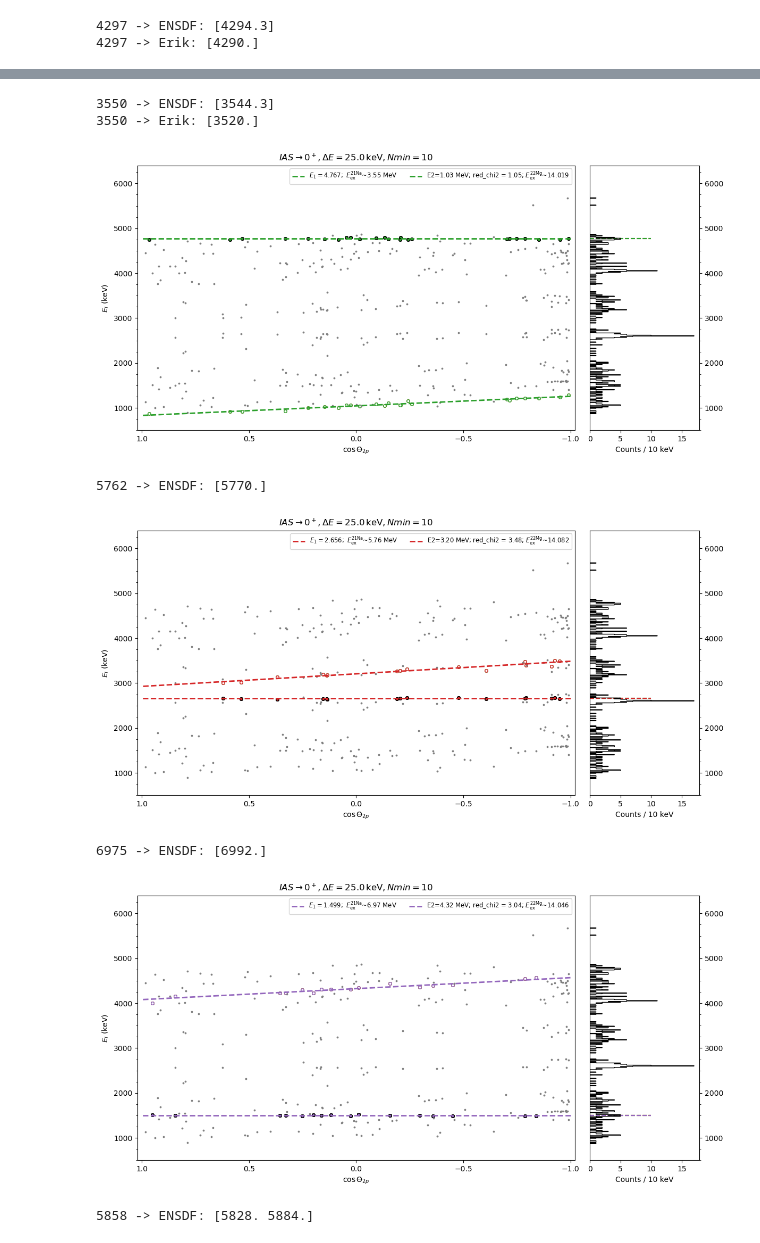
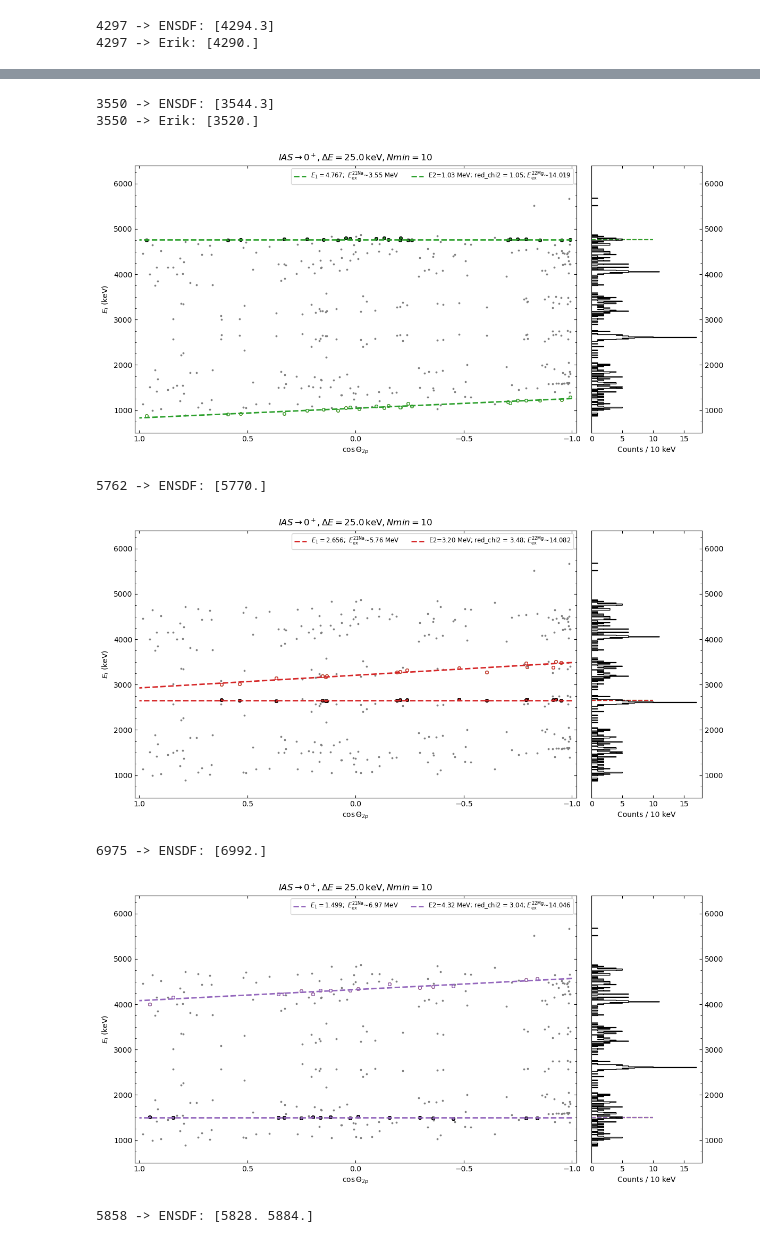
Before and after one commit to phaue/Masters, a Jupyter notebook: analysis/python/twoproton/2p.ipynb, the cells around one changed output, grey strips where cells are left out. Cells and saved outputs as stored; diff of their text form; code cells hidden in the pictures.

```diff
--- a/analysis/python/twoproton/2p.ipynb
+++ b/analysis/python/twoproton/2p.ipynb
@@ -10,6 +10,10 @@ from matplotlib.ticker import MultipleLocator
 import subprocess
 from scipy.optimize import curve_fit
 from scipy.stats import chi2
+plt.rcParams["xtick.top"] = True    # enable top x-ticks
+plt.rcParams["ytick.right"] = True  # enable right y-ticks
+plt.rcParams["xtick.direction"] = "in"
+plt.rcParams["ytick.direction"] = "in"
 # %%
 setup_path ="/home/haue/repositories/Masters/setup/"
 data_path = "/home/haue/repositories/Masters/data/singleprotons/Al/inclbetacut/"
@@ -94,8 +98,9 @@ vals=[]
 reds = []
 identifiable_peaks = []
 non_matched_peaks = []
-e1bands, e2bands, cos1bands, cos2bands = [], [], [], []
+e1bands0, e2bands0, cos1bands0, cos2bands0 = [], [], [], []
 Ex, E1s,E2s = [], [], []
+assigned_counts0 = [] ## following order of Ex
 
 # ---- Q2p gate ----
 m   = 6400
@@ -107,7 +112,7 @@ cos_th = np.cos(np.deg2rad(theta[mask]))
 e1 = np.array(E1[mask])
 e2 = np.array(E2[mask])
 Q2p_mean = lim[0] + (lim[1] - lim[0])/2
-
+total_counts = len(e1)
 N = len(e1)
 if len(e2) != N:
     raise ValueError("e1 and e2 must have the same length (one entry per event).")
@@ -199,19 +204,21 @@ while True:
         identifiable_peaks.append((mgex-S1p-E1_fit/frac))
         ensdf_erik.append((match_ensdf_exists,match_erik_exists))
         vals.append((match_ensdf, match_erik))
+        assigned_counts0.append(len(cos1_band))
     if not match_erik_exists and not match_ensdf_exists:
         print(f"No suitable exctited level was found for {(mgex-S1p-E1_fit/frac):.0f}")
         non_matched_peaks.append(mgex-S1p-E1_fit/frac)
+        assigned_counts0.append(0)
 
     # ---- plotting ----
     fig, (ax1, ax2) = plt.subplots(
         1, 2, figsize=(12,6), sharey=True,
         gridspec_kw={'width_ratios':[4,1]}
     )
-    e1bands.append(E1_band)
-    e2bands.append(E2_band)
-    cos1bands.append(cos1_band)
-    cos2bands.append(cos2_band)
+    e1bands0.append(E1_band)
+    e2bands0.append(E2_band)
+    cos1bands0.append(cos1_band)
+    cos2bands0.append(cos2_band)
     # plot already assigned events in their colors
     cols = []
     for b_idx in range(band_index+1):
@@ -220,7 +227,9 @@ while True:
         ax1.scatter(cos1_band, E1_band, s=15, facecolors=color, edgecolors='k')
         ax1.scatter(cos2_band, E2_band, s=15, facecolors='white', edgecolors=color)
         ax2.hlines(E1_fit, 0,10,color, ls='--')
-
+        unused_cos0 = cos_th[event_band_idx == -1]
+        unused_e10 = e1[event_band_idx == -1]
+        unused_e20 = e2[event_band_idx == -1]
 
 
     #if match_ensdf_exists or match_erik_exists:
@@ -300,10 +309,10 @@ print(np.round(Ex,0))
 3550 -> ENSDF: [3544.3]
 3550 -> Erik: [3520.]
 [figure]
 5762 -> ENSDF: [5770.]
-[figure, old version]
+[figure, new version]
 6975 -> ENSDF: [6992.]
-[figure, old version]
+[figure, new version]
 5858 -> ENSDF: [5828. 5884.]
 [figure]
 ... (5 outputs left out)
```
Also changed, not shown: parts of 8 cells of this notebook, 11 other files.
